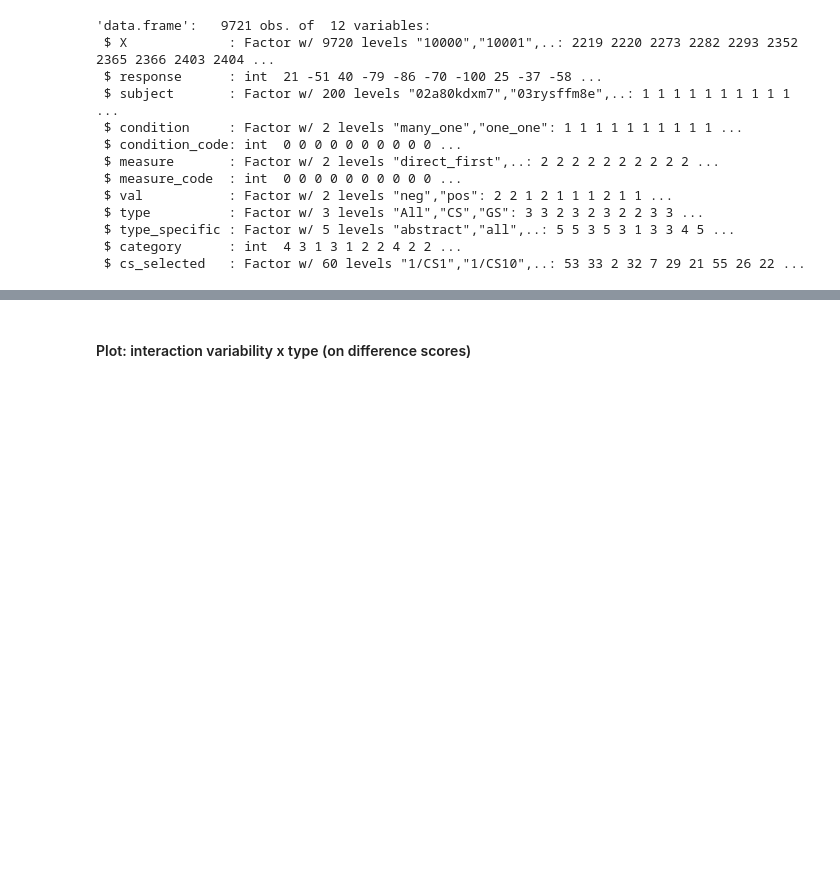
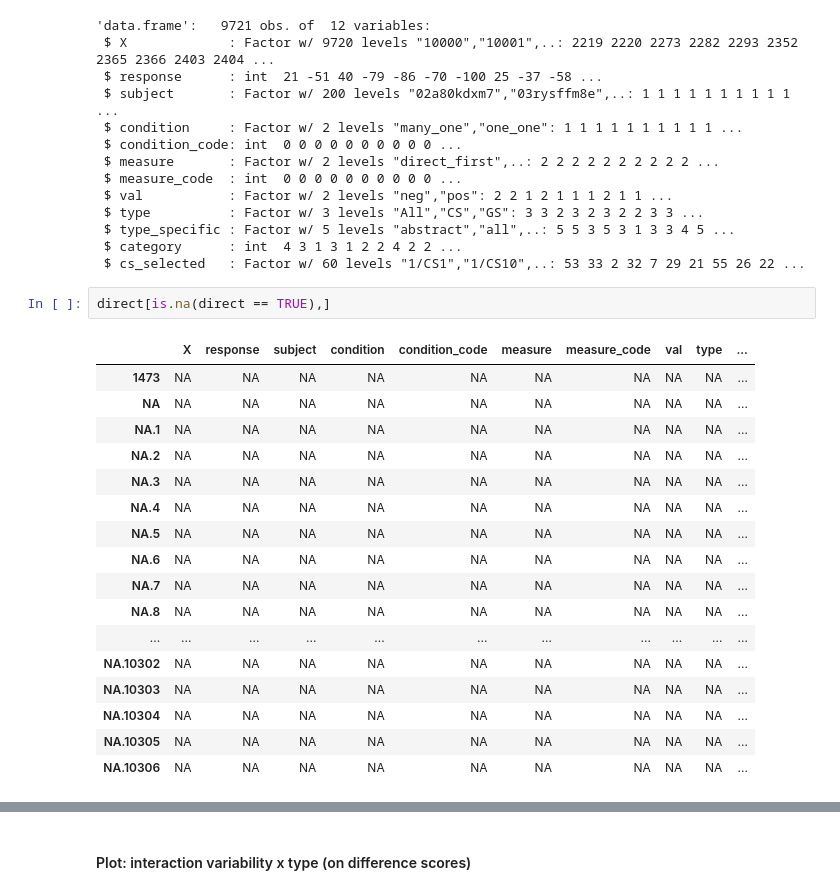
Before and after one commit to kathrinreichmann/CSCond_analysis, a Jupyter notebook: direct_measure.ipynb, the cells around one changed output, grey strips where cells are left out. Cells and saved outputs as stored; diff of their text form; blank space fills up the shorter version.

```diff
--- a/direct_measure.ipynb
+++ b/direct_measure.ipynb
@@ -56,3 +51,23 @@ str(direct)
  $ type_specific : Factor w/ 5 levels "abstract","all",..: 5 5 3 5 3 1 3 3 4 5 ...
  $ category      : int  4 3 1 3 1 2 2 4 2 2 ...
  $ cs_selected   : Factor w/ 60 levels "1/CS1","1/CS10",..: 53 33 2 32 7 29 21 55 26 22 ...
+# %%
+direct[is.na(direct == TRUE),]
+# %% [output]
+|  | X | response | subject | condition | condition_code | measure | measure_code | val | type | ... |
+| 1473 | NA | NA | NA | NA | NA | NA | NA | NA | NA | ... |
+| NA | NA | NA | NA | NA | NA | NA | NA | NA | NA | ... |
+| NA.1 | NA | NA | NA | NA | NA | NA | NA | NA | NA | ... |
+| NA.2 | NA | NA | NA | NA | NA | NA | NA | NA | NA | ... |
+| NA.3 | NA | NA | NA | NA | NA | NA | NA | NA | NA | ... |
+| NA.4 | NA | NA | NA | NA | NA | NA | NA | NA | NA | ... |
+| NA.5 | NA | NA | NA | NA | NA | NA | NA | NA | NA | ... |
+| NA.6 | NA | NA | NA | NA | NA | NA | NA | NA | NA | ... |
+| NA.7 | NA | NA | NA | NA | NA | NA | NA | NA | NA | ... |
+| NA.8 | NA | NA | NA | NA | NA | NA | NA | NA | NA | ... |
+| ... | ... | ... | ... | ... | ... | ... | ... | ... | ... | ... |
+| NA.10302 | NA | NA | NA | NA | NA | NA | NA | NA | NA | ... |
+| NA.10303 | NA | NA | NA | NA | NA | NA | NA | NA | NA | ... |
+| NA.10304 | NA | NA | NA | NA | NA | NA | NA | NA | NA | ... |
+| NA.10305 | NA | NA | NA | NA | NA | NA | NA | NA | NA | ... |
+| NA.10306 | NA | NA | NA | NA | NA | NA | NA | NA | NA | ... |
```
Also changed, not shown: parts of 9 cells of this notebook, 1 other file.
